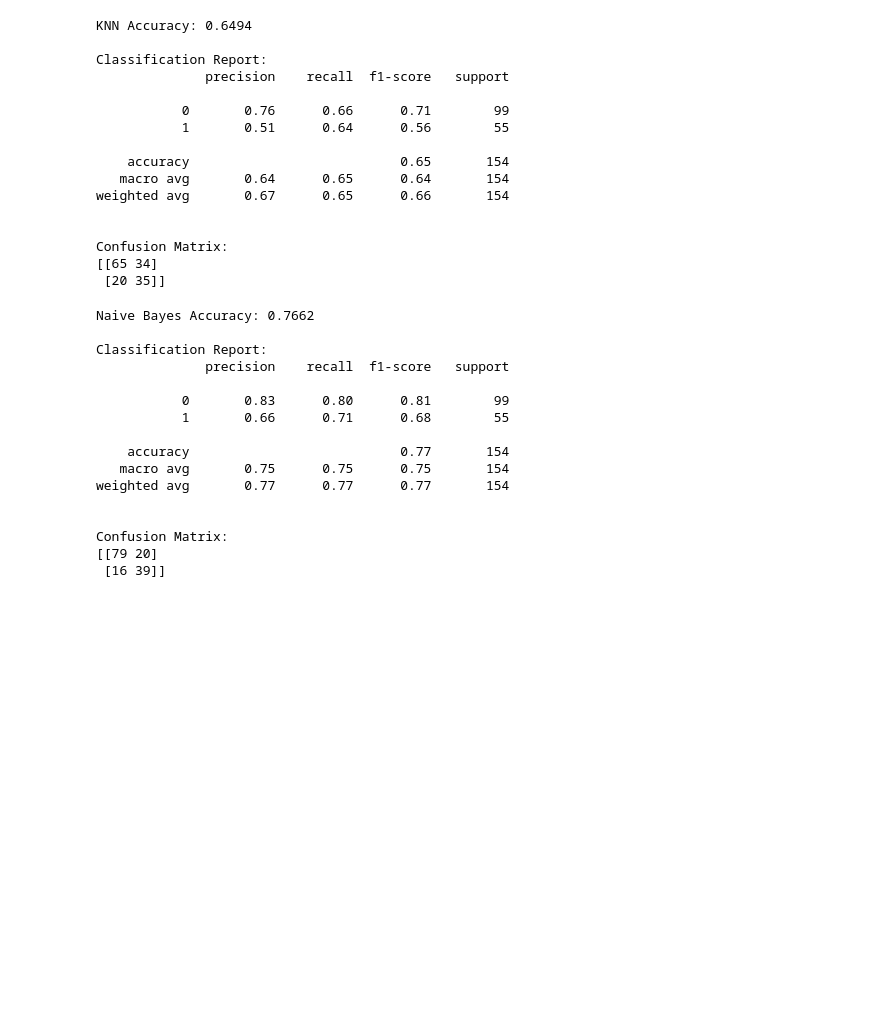
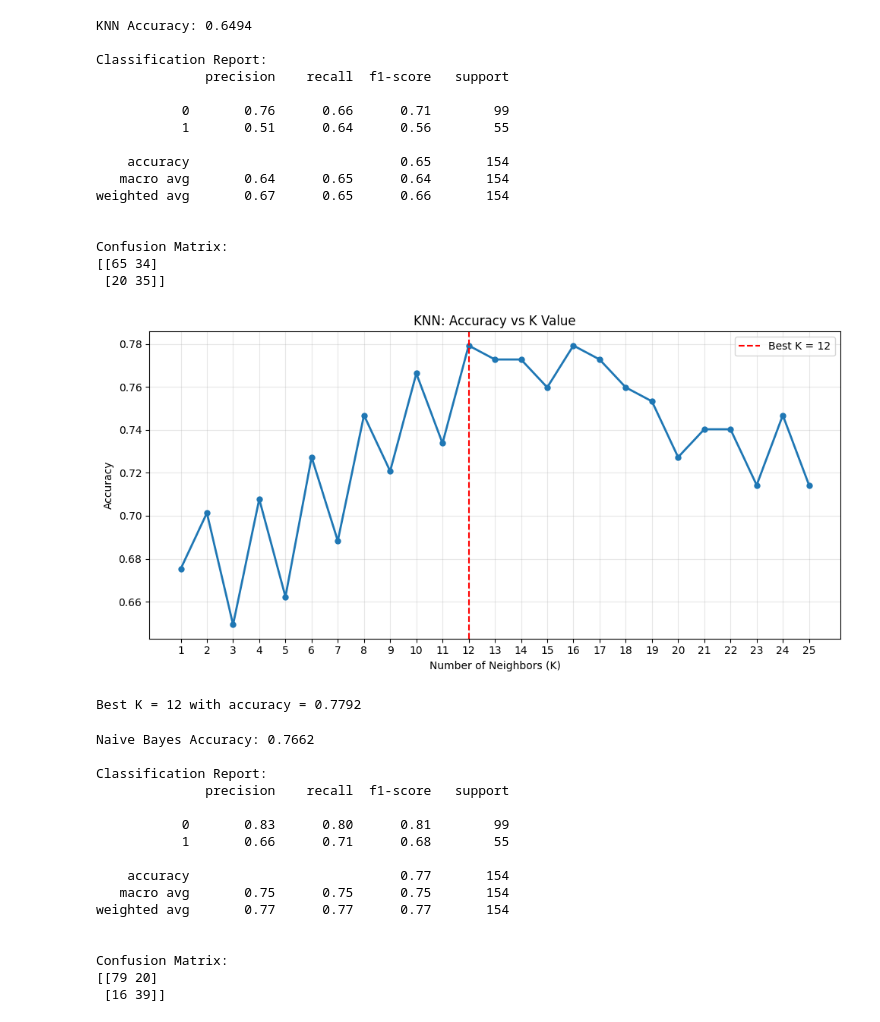
Before and after one commit to retrixe/collegework, a Jupyter notebook: sem6/mll/Assignment2.ipynb, the cells around one changed output. Cells and saved outputs as stored; diff of their text form; code cells hidden in the pictures; blank space fills up the shorter version.

```diff
--- a/sem6/mll/Assignment2.ipynb
+++ b/sem6/mll/Assignment2.ipynb
@@ -94,6 +115,32 @@ weighted avg       0.67      0.65      0.66       154
 Confusion Matrix:
 [[65 34]
  [20 35]]
+# %%
+# Finding optimal K value
+from sklearn.metrics import accuracy_score
+k_range = range(1, 26)
+k_scores = []
+for k in k_range:
+    knn_k = KNeighborsClassifier(n_neighbors=k)
+    knn_k.fit(X_train, y_train)
+    k_scores.append(accuracy_score(y_test, knn_k.predict(X_test)))
+
+plt.figure(figsize=(10, 5))
+plt.plot(k_range, k_scores, marker='o', linewidth=2, markersize=5)
+plt.xlabel('Number of Neighbors (K)')
+plt.ylabel('Accuracy')
+plt.title('KNN: Accuracy vs K Value')
+plt.xticks(k_range)
+plt.grid(True, alpha=0.3)
+best_k = list(k_range)[k_scores.index(max(k_scores))]
+plt.axvline(x=best_k, color='r', linestyle='--', label=f'Best K = {best_k}')
+plt.legend()
+plt.tight_layout()
+plt.show()
+print(f"Best K = {best_k} with accuracy = {max(k_scores):.4f}")
+# %% [output]
+[figure, added]
+Best K = 12 with accuracy = 0.7792
 # %%
 # 8. Apply NB and check its performance.
 # References
```
Also changed, not shown: parts of 4 cells of this notebook, 3 other files.
